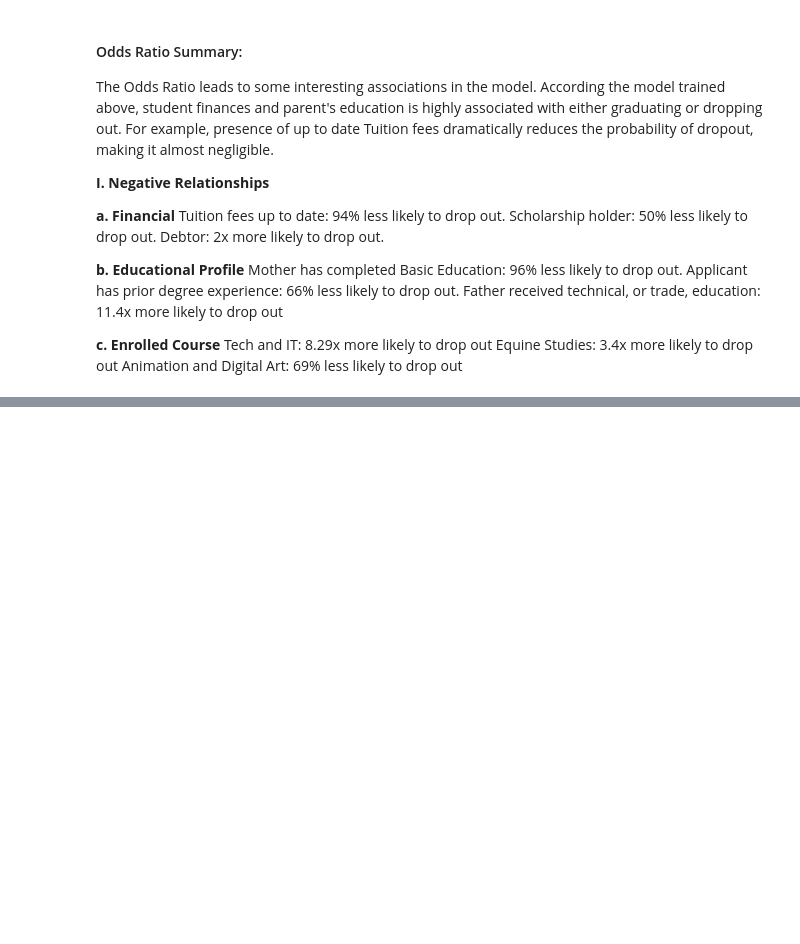
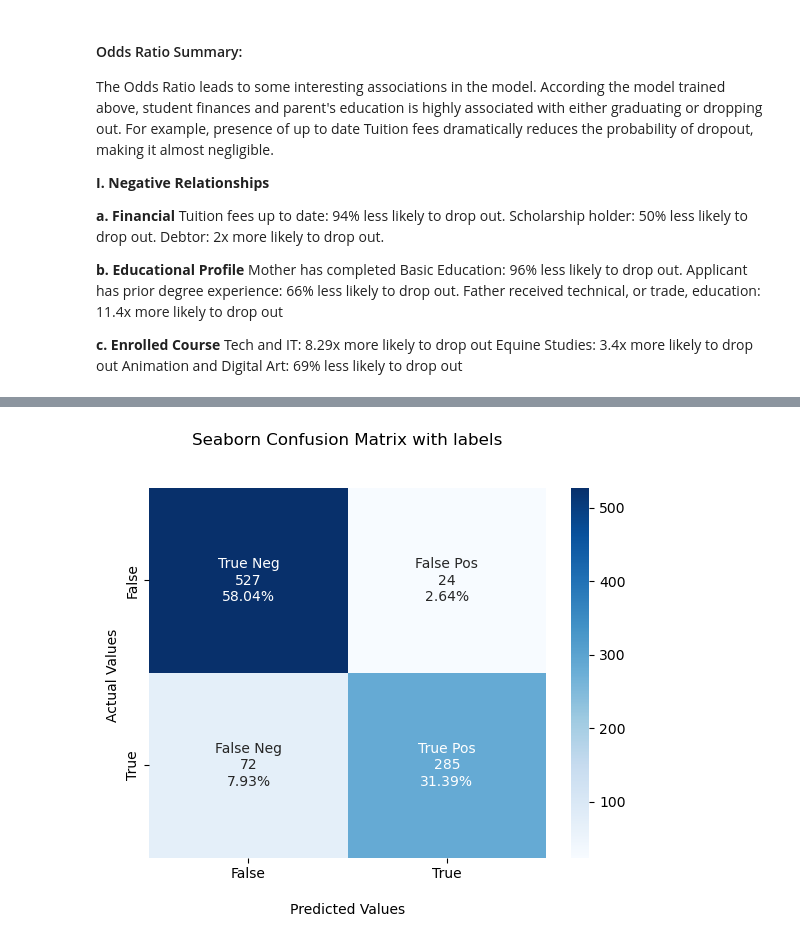
Before and after one commit to Kevin-Kwasnik/student-dropout-prediction, a Jupyter notebook: 4.Modeling/Modeling.ipynb, the cells around one changed output, grey strips where cells are left out. Drawn from its saved outputs; the diff is of its cells as text; code cells hidden in the pictures; blank space fills up the shorter version.

Commit message:
model rerun without second semester class information.

```diff
--- a/4.Modeling/Modeling.ipynb
+++ b/4.Modeling/Modeling.ipynb
@@ -282,0 +307,4 @@ Animation and Digital Art: 69% less likely to drop out</br>
+# %%
+cv = StratifiedKFold(n_splits=5)
+grid_search = GridSearchCV(pipe, param_grid, cv=cv, scoring="roc_auc", return_train_score=True)
+grid_search.fit(X_train_2, y_train_2)
@@ -282,0 +319,7 @@ Animation and Digital Art: 69% less likely to drop out</br>
+# %%
+best_model = grid_search.best_estimator_
+best_params = grid_search.best_params_
+best_score = grid_search.best_score_
+print(best_model)
+print(best_params)
+print(best_score)
@@ -282,0 +332,7 @@ Animation and Digital Art: 69% less likely to drop out</br>
+# %%
+best_model.fit(X_train_2, y_train_2)
+y_pred_2 = best_model.predict(X_test_2)
+# %%
+cnf= confusion_matrix(y_test_2, y_pred_2)
+acc = accuracy_score(y_test_2, y_pred_2)
+print(classification_report(y_test_2, y_pred_2))
@@ -282,0 +348,28 @@ Animation and Digital Art: 69% less likely to drop out</br>
+# %%
+group_names = ['True Neg','False Pos','False Neg','True Pos']
+
+group_counts = ["{0:0.0f}".format(value) for value in
+                cnf.flatten()]
+
+group_percentages = ["{0:.2%}".format(value) for value in
+                     cnf.flatten()/np.sum(cnf)]
+
+labels = [f"{v1}\n{v2}\n{v3}" for v1, v2, v3 in
+          zip(group_names,group_counts,group_percentages)]
+
+labels = np.asarray(labels).reshape(2,2)
+
+ax = sns.heatmap(cnf, annot=labels, fmt='', cmap='Blues')
+
+ax.set_title('Seaborn Confusion Matrix with labels\n\n');
+ax.set_xlabel('\nPredicted Values')
+ax.set_ylabel('Actual Values ');
+
+## Ticket labels - List must be in alphabetical order
+ax.xaxis.set_ticklabels(['False','True'])
+ax.yaxis.set_ticklabels(['False','True'])
+
+## Display the visualization of the Confusion Matrix.
+plt.show()
+# %% [output]
+[figure, added]
```
Also changed, not shown: parts of 17 cells of this notebook, 5 other files.
